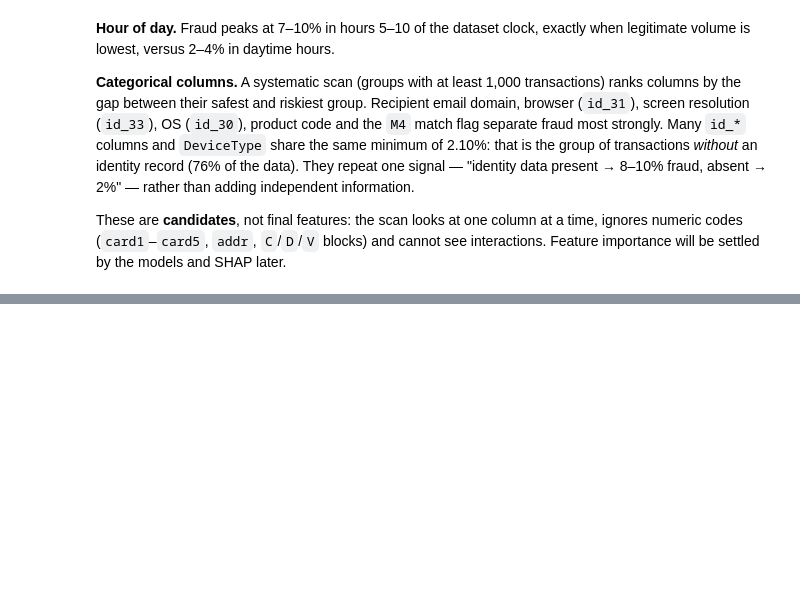
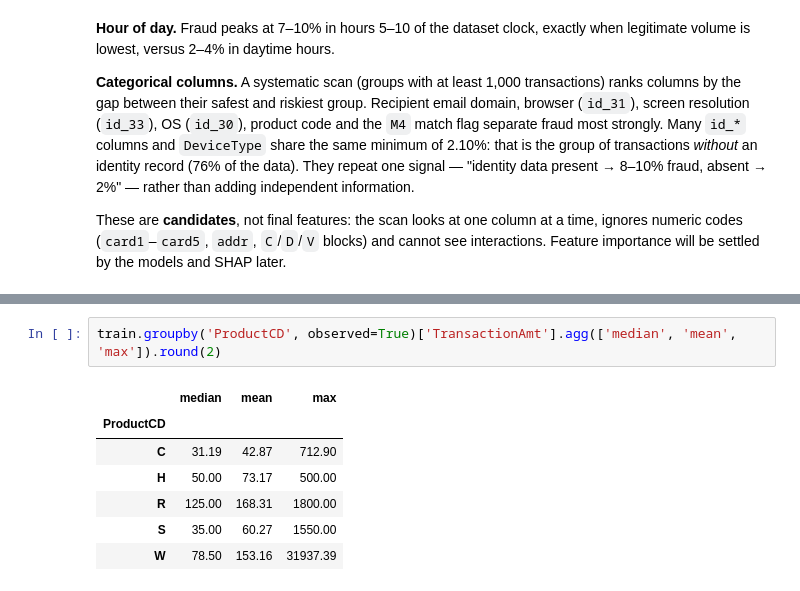
Before and after one commit to KrisTinaShch/fraud-risk-scoring, a Jupyter notebook: notebooks/01_eda.ipynb, the cells around one changed output, grey strips where cells are left out. Saved outputs shown, nothing was run; the diff lists cells and outputs as text; blank space fills up the shorter version.

```diff
--- a/notebooks/01_eda.ipynb
+++ b/notebooks/01_eda.ipynb
@@ -318,0 +378,10 @@ the models and SHAP later.
+# %%
+train.groupby('ProductCD', observed=True)['TransactionAmt'].agg(['median', 'mean', 'max']).round(2)
+# %% [output]
+|  | median | mean | max |
+| ProductCD |  |  |  |
+| C | 31.19 | 42.87 | 712.90 |
+| H | 50.00 | 73.17 | 500.00 |
+| R | 125.00 | 168.31 | 1800.00 |
+| S | 35.00 | 60.27 | 1550.00 |
+| W | 78.50 | 153.16 | 31937.39 |
```
Also changed, not shown: parts of 12 cells of this notebook.
